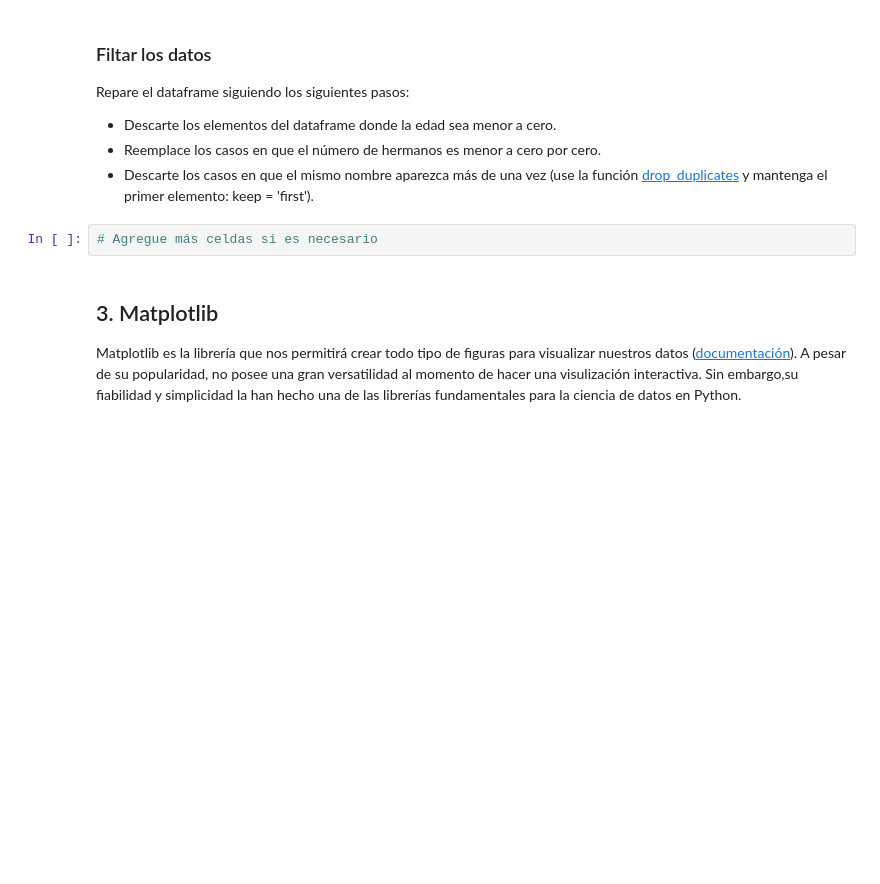
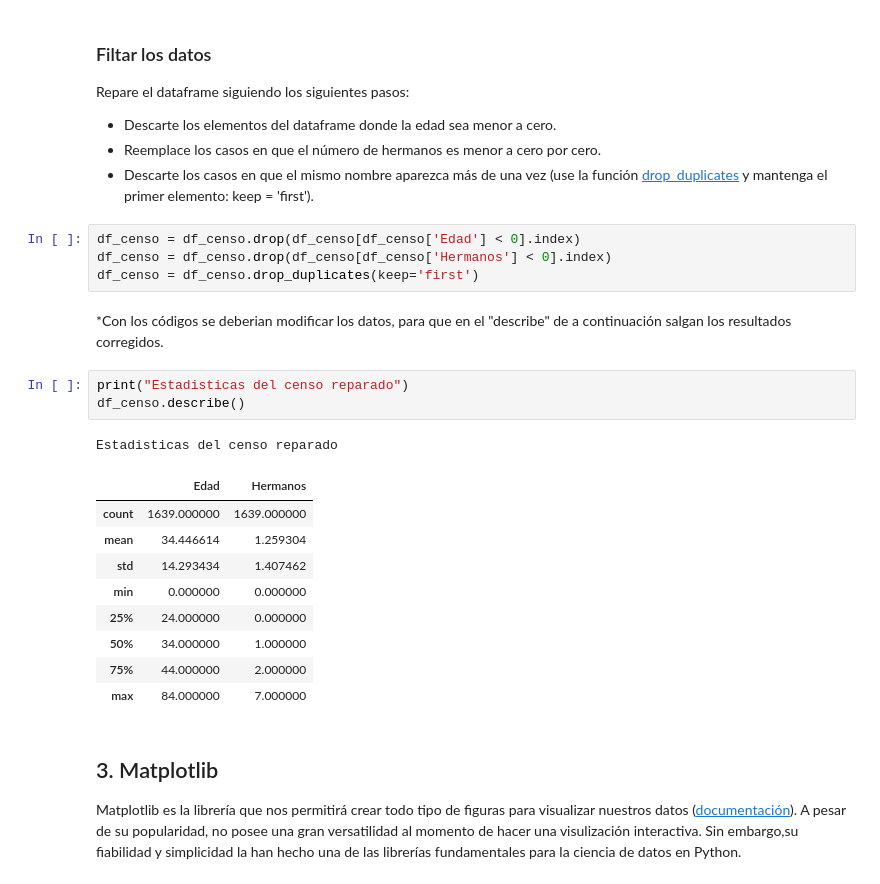
Before and after one commit to Xavier204/Tarea-1, a Jupyter notebook: Tarea_1.ipynb, the cells around one changed output. Drawn from its saved outputs; the diff is of its cells as text; blank space fills up the shorter version.

```diff
--- a/Tarea_1.ipynb
+++ b/Tarea_1.ipynb
@@ -280,8 +280,26 @@ Repare el dataframe siguiendo los siguientes pasos:
 * Descarte los elementos del dataframe donde la edad sea menor a cero.
 * Reemplace los casos en que el número de hermanos es menor a cero por cero.
 * Descarte los casos en que el mismo nombre aparezca más de una vez (use la función [drop_duplicates](https://pandas.pydata.org/docs/reference/api/pandas.DataFrame.drop_duplicates.html#pandas.DataFrame.drop_duplicates) y mantenga el primer elemento: keep = 'first').
-# %%
-# Agregue más celdas si es necesario
+# %%
+df_censo = df_censo.drop(df_censo[df_censo['Edad'] < 0].index)
+df_censo = df_censo.drop(df_censo[df_censo['Hermanos'] < 0].index)
+df_censo = df_censo.drop_duplicates(keep='first')
+# %% [markdown]
+*Con los códigos se deberian modificar los datos, para que en el "describe" de a continuación salgan los resultados corregidos.
+# %%
+print("Estadisticas del censo reparado")
+df_censo.describe()
+# %% [output]
+Estadisticas del censo reparado
+|  | Edad | Hermanos |
+| count | 1639.000000 | 1639.000000 |
+| mean | 34.446614 | 1.259304 |
+| std | 14.293434 | 1.407462 |
+| min | 0.000000 | 0.000000 |
+| 25% | 24.000000 | 0.000000 |
+| 50% | 34.000000 | 1.000000 |
+| 75% | 44.000000 | 2.000000 |
+| max | 84.000000 | 7.000000 |
 # %% [markdown]
 ## 3. Matplotlib
 
```
